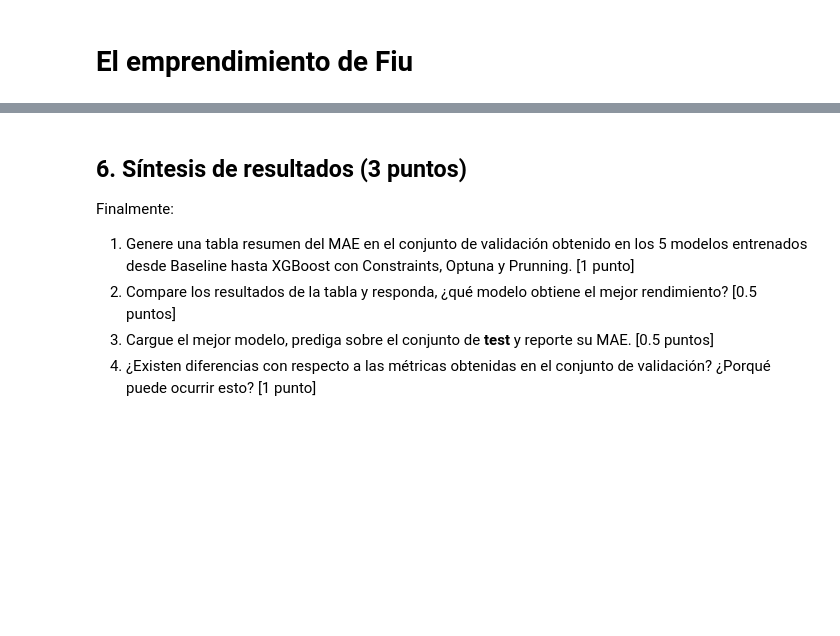
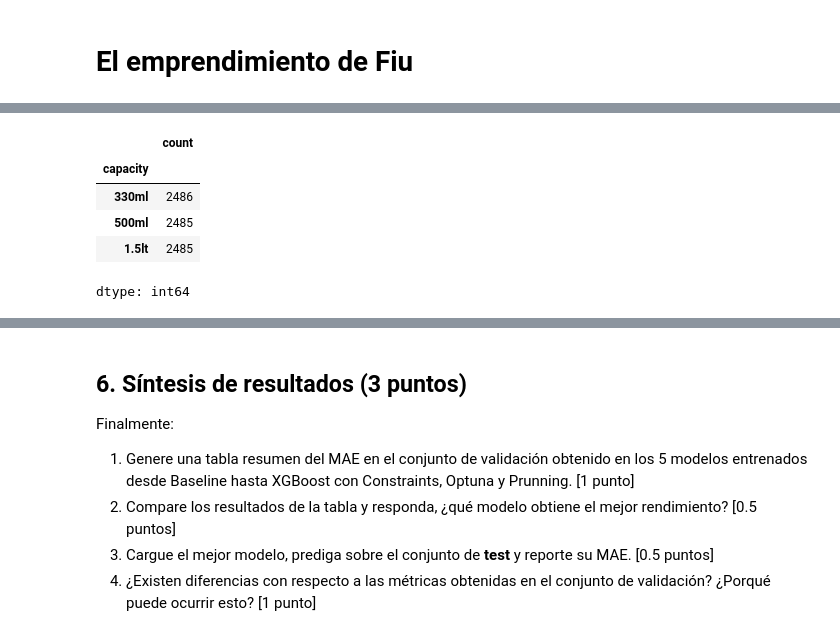
Before and after one commit to MartinTorricoP/Laboratorios_MDS7202, a Jupyter notebook: Lab9_-_Optimizacion_de_hiperparametros/Lab_9_MT_AT.ipynb, the cells around one changed output, grey strips where cells are left out. Drawn from its saved outputs; the diff is of its cells as text; code cells hidden in the pictures; blank space fills up the shorter version.

```diff
--- a/Lab9_-_Optimizacion_de_hiperparametros/Lab_9_MT_AT.ipynb
+++ b/Lab9_-_Optimizacion_de_hiperparametros/Lab_9_MT_AT.ipynb
@@ -65,0 +73,9 @@ df.head()
+# %%
+df['capacity'].value_counts()
+# %% [output]
+|  | count |
+| capacity |  |
+| 330ml | 2486 |
+| 500ml | 2485 |
+| 1.5lt | 2485 |
+dtype: int64
```
Also changed, not shown: parts of 10 cells of this notebook.
